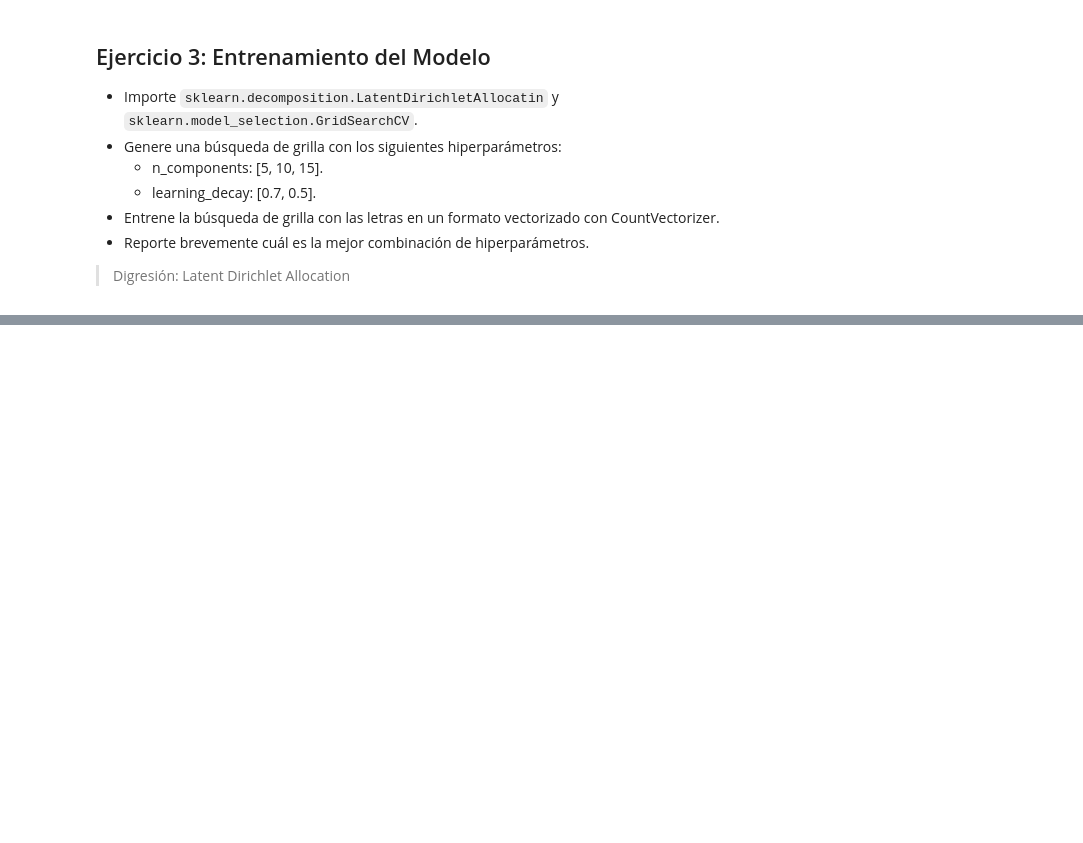
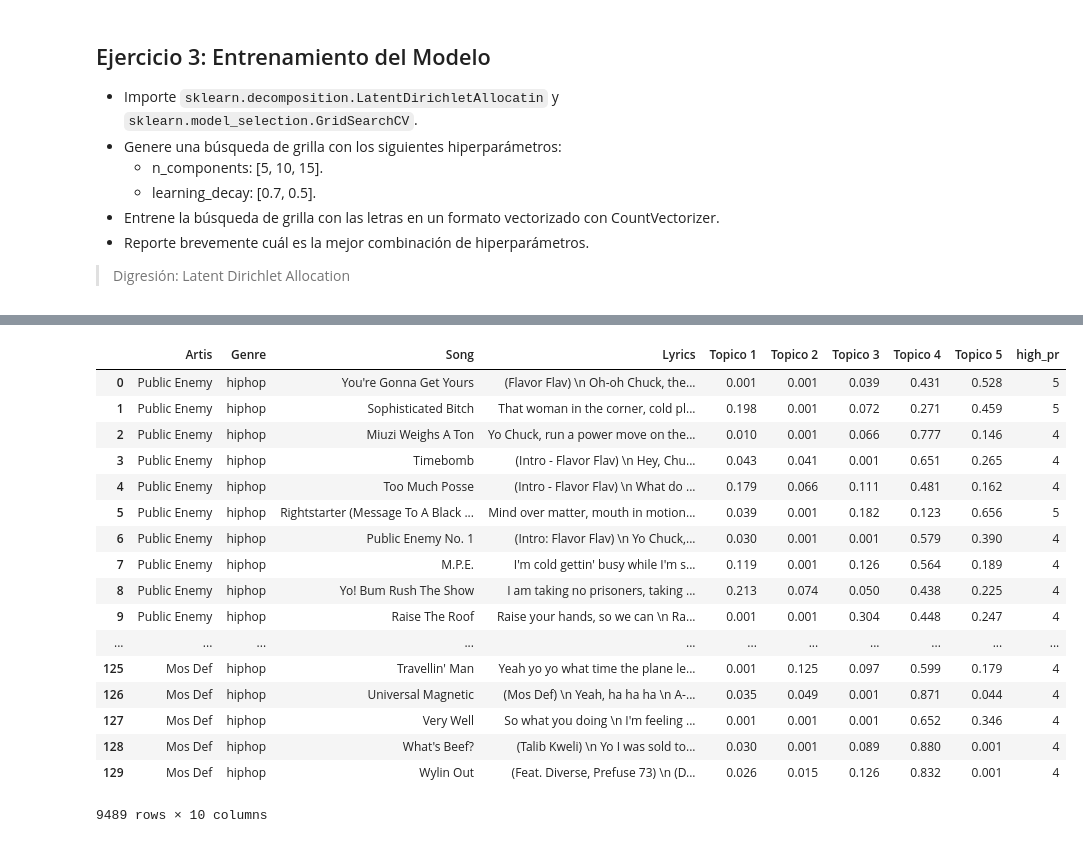
Before and after one commit to ridexmoler/modulo-machine-learning, a Jupyter notebook: semana3/sesion6/Pablo-Rocco-ACT006/notebook.ipynb, the cells around one changed output, grey strips where cells are left out. Saved outputs shown, nothing was run; the diff lists cells and outputs as text; code cells hidden in the pictures; blank space fills up the shorter version.

```diff
--- a/semana3/sesion6/Pablo-Rocco-ACT006/notebook.ipynb
+++ b/semana3/sesion6/Pablo-Rocco-ACT006/notebook.ipynb
@@ -129,0 +181,33 @@ df_words_5000.shape
+# %%
+fit_best_lda = best_lda.transform(count_vectorizer_fit)
+topic_for_each_doc = pd.DataFrame(
+    np.round(fit_best_lda, 3),
+    index = df.index
+)
+# %%
+topic_for_each_doc.columns = [f"Topico {x}" for x in range(1, best_lda.n_components +1)]
+# %%
+df_concat = pd.concat([df, topic_for_each_doc], axis=1)
+# %%
+df_concat['high_pr'] = np.argmax(topic_for_each_doc.values, axis = 1) + 1
+# %%
+df_concat
+# %% [output]
+|  | Artis | Genre | Song | Lyrics | Topico 1 | Topico 2 | Topico 3 | Topico 4 | Topico 5 | high_pr |
+| 0 | Public Enemy | hiphop | You're Gonna Get Yours | (Flavor Flav) \n Oh-oh Chuck, the... | 0.001 | 0.001 | 0.039 | 0.431 | 0.528 | 5 |
+| 1 | Public Enemy | hiphop | Sophisticated Bitch | That woman in the corner, cold pl... | 0.198 | 0.001 | 0.072 | 0.271 | 0.459 | 5 |
+| 2 | Public Enemy | hiphop | Miuzi Weighs A Ton | Yo Chuck, run a power move on the... | 0.010 | 0.001 | 0.066 | 0.777 | 0.146 | 4 |
+| 3 | Public Enemy | hiphop | Timebomb | (Intro - Flavor Flav) \n Hey, Chu... | 0.043 | 0.041 | 0.001 | 0.651 | 0.265 | 4 |
+| 4 | Public Enemy | hiphop | Too Much Posse | (Intro - Flavor Flav) \n What do ... | 0.179 | 0.066 | 0.111 | 0.481 | 0.162 | 4 |
+| 5 | Public Enemy | hiphop | Rightstarter (Message To A Black ... | Mind over matter, mouth in motion... | 0.039 | 0.001 | 0.182 | 0.123 | 0.656 | 5 |
+| 6 | Public Enemy | hiphop | Public Enemy No. 1 | (Intro: Flavor Flav) \n Yo Chuck,... | 0.030 | 0.001 | 0.001 | 0.579 | 0.390 | 4 |
+| 7 | Public Enemy | hiphop | M.P.E. | I'm cold gettin' busy while I'm s... | 0.119 | 0.001 | 0.126 | 0.564 | 0.189 | 4 |
+| 8 | Public Enemy | hiphop | Yo! Bum Rush The Show | I am taking no prisoners, taking ... | 0.213 | 0.074 | 0.050 | 0.438 | 0.225 | 4 |
+| 9 | Public Enemy | hiphop | Raise The Roof | Raise your hands, so we can \n Ra... | 0.001 | 0.001 | 0.304 | 0.448 | 0.247 | 4 |
+| ... | ... | ... | ... | ... | ... | ... | ... | ... | ... | ... |
+| 125 | Mos Def | hiphop | Travellin' Man | Yeah yo yo what time the plane le... | 0.001 | 0.125 | 0.097 | 0.599 | 0.179 | 4 |
+| 126 | Mos Def | hiphop | Universal Magnetic | (Mos Def) \n Yeah, ha ha ha \n A-... | 0.035 | 0.049 | 0.001 | 0.871 | 0.044 | 4 |
+| 127 | Mos Def | hiphop | Very Well | So what you doing \n I'm feeling ... | 0.001 | 0.001 | 0.001 | 0.652 | 0.346 | 4 |
+| 128 | Mos Def | hiphop | What's Beef? | (Talib Kweli) \n Yo I was sold to... | 0.030 | 0.001 | 0.089 | 0.880 | 0.001 | 4 |
+| 129 | Mos Def | hiphop | Wylin Out | (Feat. Diverse, Prefuse 73) \n (D... | 0.026 | 0.015 | 0.126 | 0.832 | 0.001 | 4 |
+9489 rows × 10 columns
```
Also changed, not shown: parts of 10 cells of this notebook.
